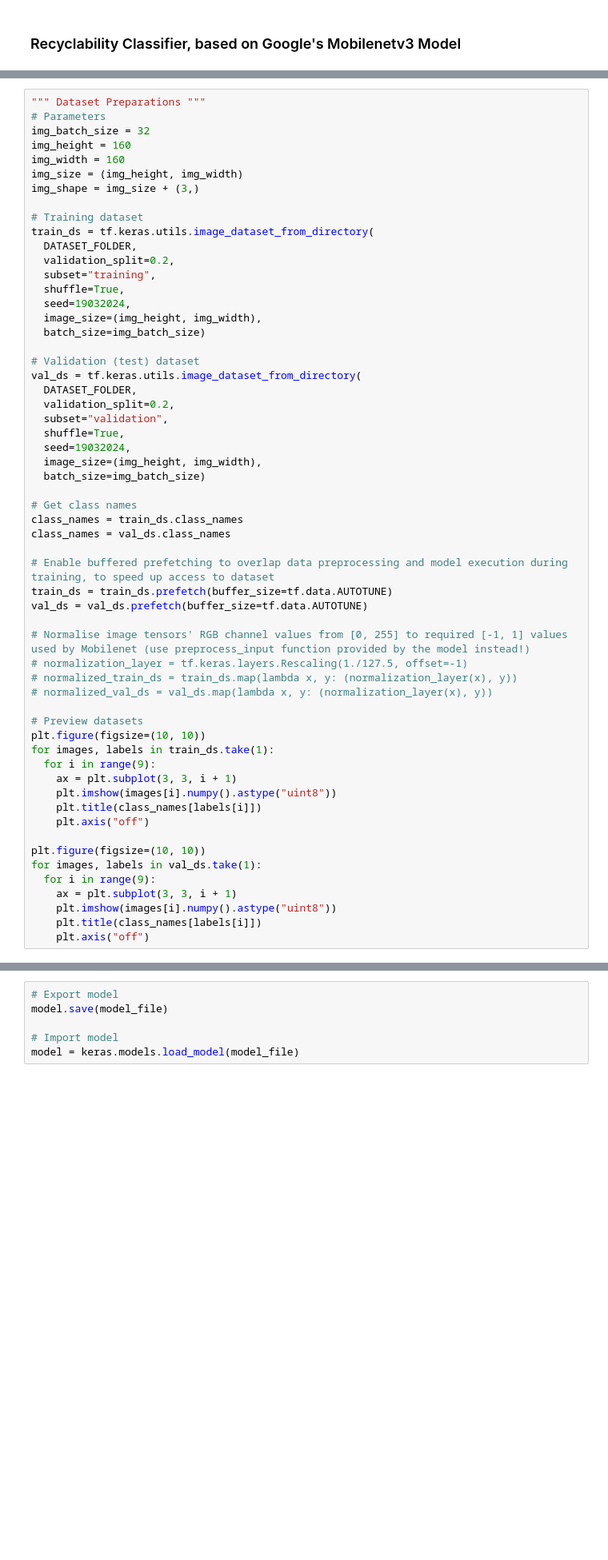
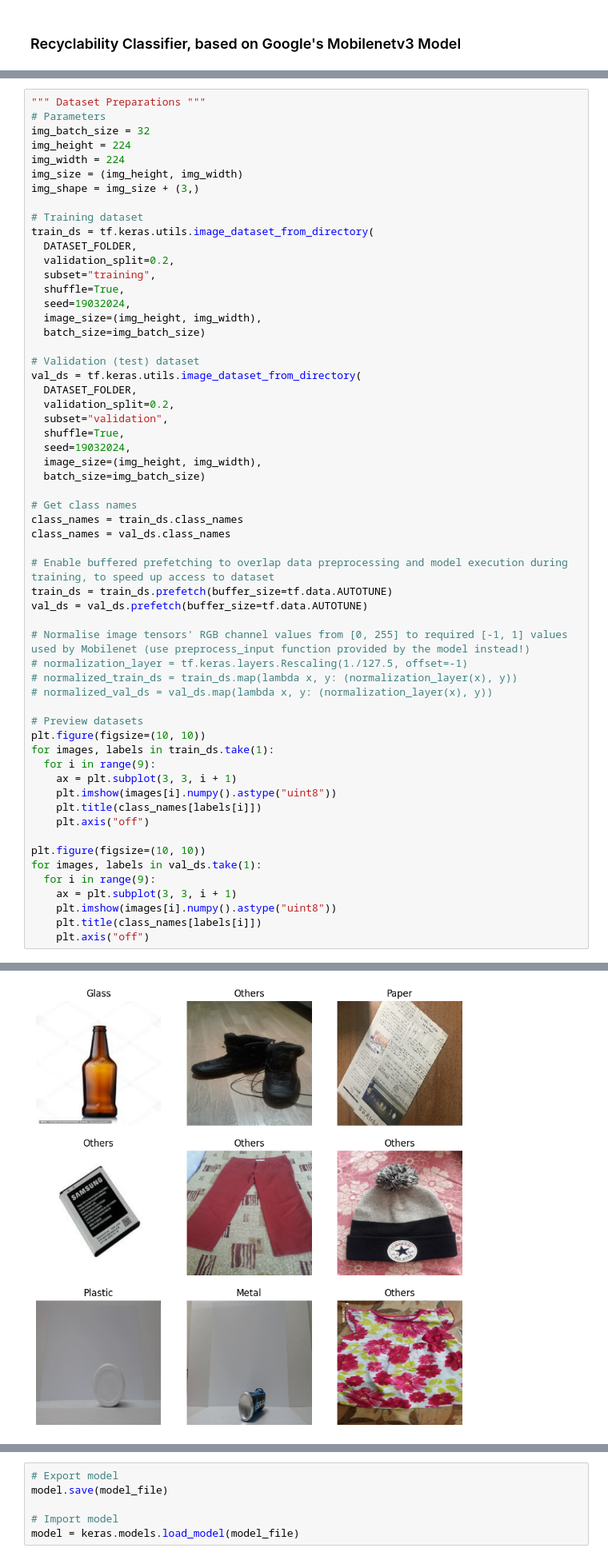
Before and after one commit to skyish242/Plogathon, a Jupyter notebook: plog-classification-service/model/mobilenet_omt.ipynb, the cells around one changed output, grey strips where cells are left out. Shown at 80% size. Saved outputs shown, nothing was run; the diff lists cells and outputs as text; blank space fills up the shorter version.

```diff
--- a/plog-classification-service/model/mobilenet_omt.ipynb
+++ b/plog-classification-service/model/mobilenet_omt.ipynb
@@ -14,8 +14,8 @@ x_train, x_test, y_train, y_test = train_test_split(df_dataset['File'], df_datas
 """ Dataset Preparations """
 # Parameters
 img_batch_size = 32
-img_height = 160
-img_width = 160
+img_height = 224
+img_width = 224
 img_size = (img_height, img_width)
 img_shape = img_size + (3,)
 
@@ -75,0 +78 @@ Using 4847 files for validation.
+[figure, added]
```
Also changed, not shown: parts of 8 cells of this notebook, 4 other files.
